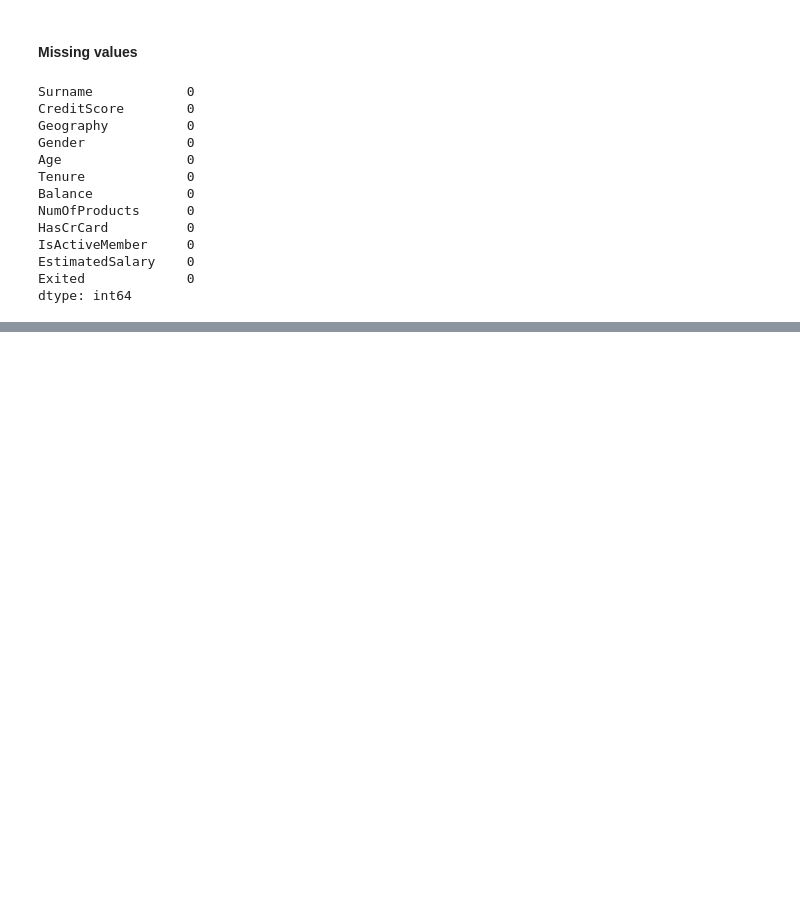
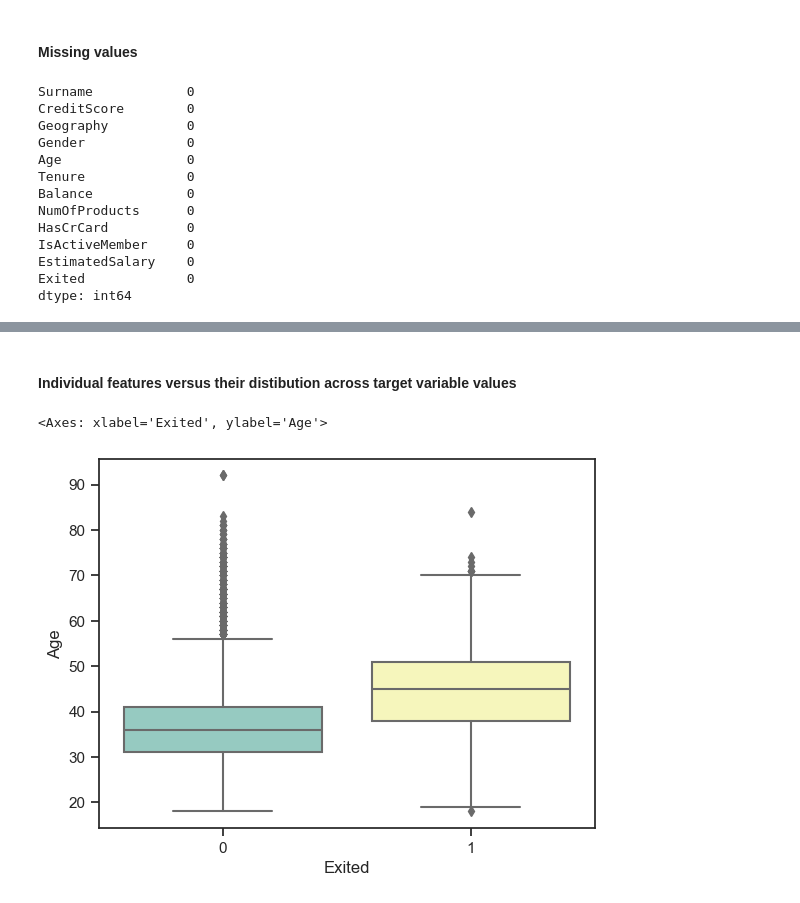
Before and after one commit to Pradipwasre/MLOps--Customer-churn-Analysis-using-Ensemble-Techniques, a Jupyter notebook: Notebook.ipynb, the cells around one changed output, grey strips where cells are left out. Cells and saved outputs as stored; diff of their text form; code cells hidden in the pictures; blank space fills up the shorter version.

```diff
--- a/Notebook.ipynb
+++ b/Notebook.ipynb
@@ -283,0 +637,4 @@ dtype: int64
+# %%
+## Create frequency encoding - Number of instances of each category in the data
+df_train['Surname_freq'] = df_train.Surname.map(freqs)
+df_train['Surname_freq'].fillna(0, inplace=True)
@@ -283,0 +761,7 @@ dtype: int64
+# %% [markdown]
+#### Individual features versus their distibution across target variable values
+# %%
+sns.boxplot(x = "Exited", y = "Age", data = df_train, palette="Set3")
+# %% [output]
+<Axes: xlabel='Exited', ylabel='Age'>
+[figure, added]
```
Also changed, not shown: parts of 97 cells of this notebook.
